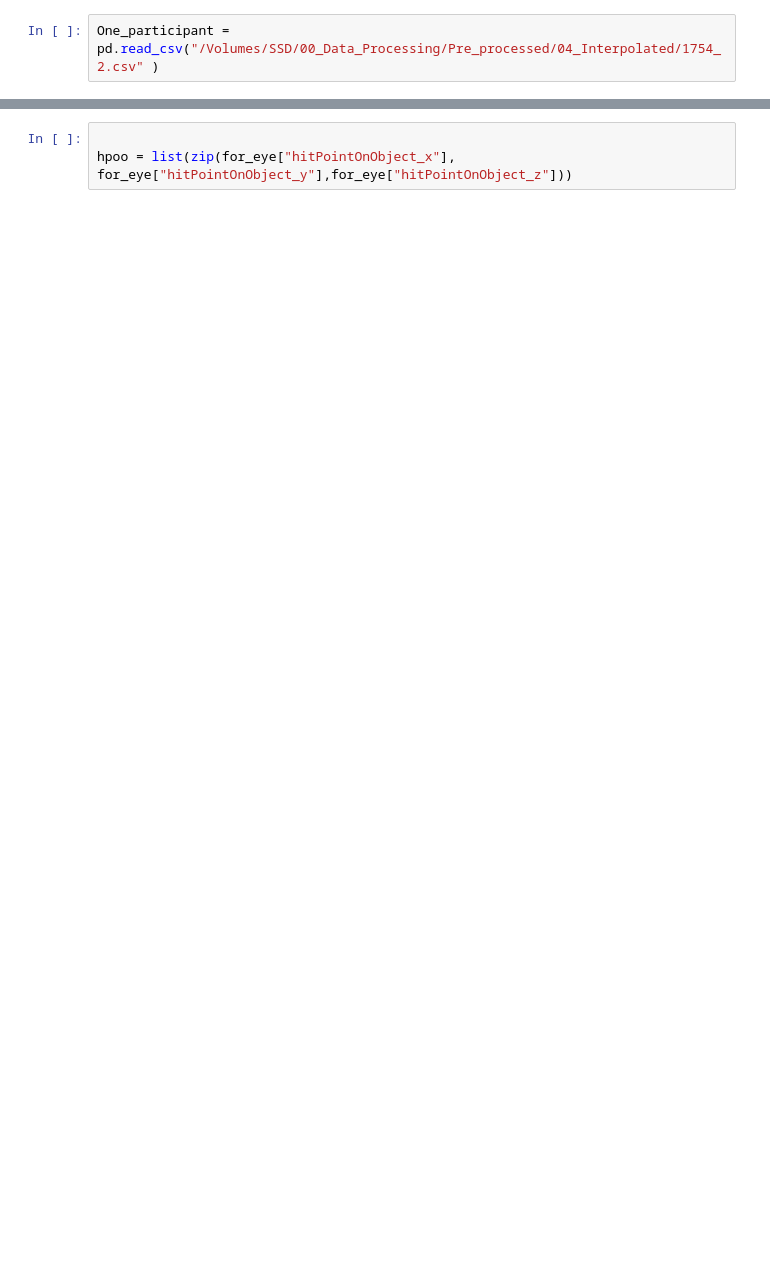
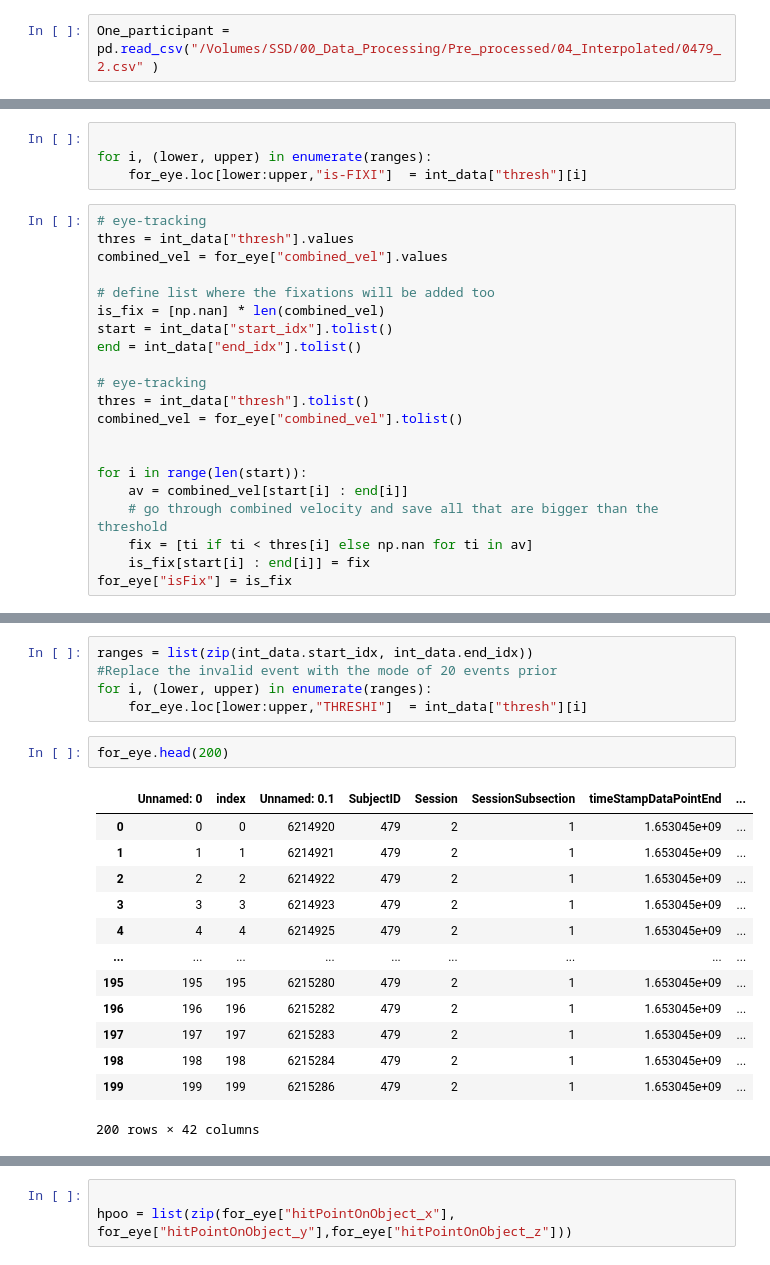
Before and after one commit to tracysanchez/DataAnalysis, a Jupyter notebook: Colliderhits/Untitled.ipynb, the cells around one changed output, grey strips where cells are left out. Saved outputs shown, nothing was run; the diff lists cells and outputs as text; blank space fills up the shorter version.

Commit message:
Modifications to Debbies code up to the inclusion of is_fix,reduction of run time to half

```diff
--- a/Colliderhits/Untitled.ipynb
+++ b/Colliderhits/Untitled.ipynb
@@ -3,2 +37,2 @@ import pandas as pd
 # %%
-One_participant = pd.read_csv("/Volumes/SSD/00_Data_Processing/Pre_processed/04_Interpolated/1754_2.csv" )
+One_participant = pd.read_csv("/Volumes/SSD/00_Data_Processing/Pre_processed/04_Interpolated/0479_2.csv" )
@@ -17,0 +166,25 @@ v_vZ = pd.DataFrame(for_eye["hitPointOnObject_z"].diff().tolist())
+# %%
+
+for i, (lower, upper) in enumerate(ranges):
+    for_eye.loc[lower:upper,"is-FIXI"]  = int_data["thresh"][i]
+# %%
+# eye-tracking
+thres = int_data["thresh"].values
+combined_vel = for_eye["combined_vel"].values
+
+# define list where the fixations will be added too
+is_fix = [np.nan] * len(combined_vel)
+start = int_data["start_idx"].tolist()
+end = int_data["end_idx"].tolist()
+
+# eye-tracking
+thres = int_data["thresh"].tolist()
+combined_vel = for_eye["combined_vel"].tolist()
+
+
+for i in range(len(start)):
+    av = combined_vel[start[i] : end[i]]
+    # go through combined velocity and save all that are bigger than the threshold
+    fix = [ti if ti < thres[i] else np.nan for ti in av]
+    is_fix[start[i] : end[i]] = fix
+for_eye["isFix"] = is_fix
@@ -17,0 +338,21 @@ v_vZ = pd.DataFrame(for_eye["hitPointOnObject_z"].diff().tolist())
+# %%
+ranges = list(zip(int_data.start_idx, int_data.end_idx))
+#Replace the invalid event with the mode of 20 events prior
+for i, (lower, upper) in enumerate(ranges):
+    for_eye.loc[lower:upper,"THRESHI"]  = int_data["thresh"][i]
+# %%
+for_eye.head(200)
+# %% [output]
+|  | Unnamed: 0 | index | Unnamed: 0.1 | SubjectID | Session | SessionSubsection | timeStampDataPointEnd | ... |
+| 0 | 0 | 0 | 6214920 | 479 | 2 | 1 | 1.653045e+09 | ... |
+| 1 | 1 | 1 | 6214921 | 479 | 2 | 1 | 1.653045e+09 | ... |
+| 2 | 2 | 2 | 6214922 | 479 | 2 | 1 | 1.653045e+09 | ... |
+| 3 | 3 | 3 | 6214923 | 479 | 2 | 1 | 1.653045e+09 | ... |
+| 4 | 4 | 4 | 6214925 | 479 | 2 | 1 | 1.653045e+09 | ... |
+| ... | ... | ... | ... | ... | ... | ... | ... | ... |
+| 195 | 195 | 195 | 6215280 | 479 | 2 | 1 | 1.653045e+09 | ... |
+| 196 | 196 | 196 | 6215282 | 479 | 2 | 1 | 1.653045e+09 | ... |
+| 197 | 197 | 197 | 6215283 | 479 | 2 | 1 | 1.653045e+09 | ... |
+| 198 | 198 | 198 | 6215284 | 479 | 2 | 1 | 1.653045e+09 | ... |
+| 199 | 199 | 199 | 6215286 | 479 | 2 | 1 | 1.653045e+09 | ... |
+200 rows × 42 columns
```
Also changed, not shown: parts of 64 cells of this notebook, 4 other files.
